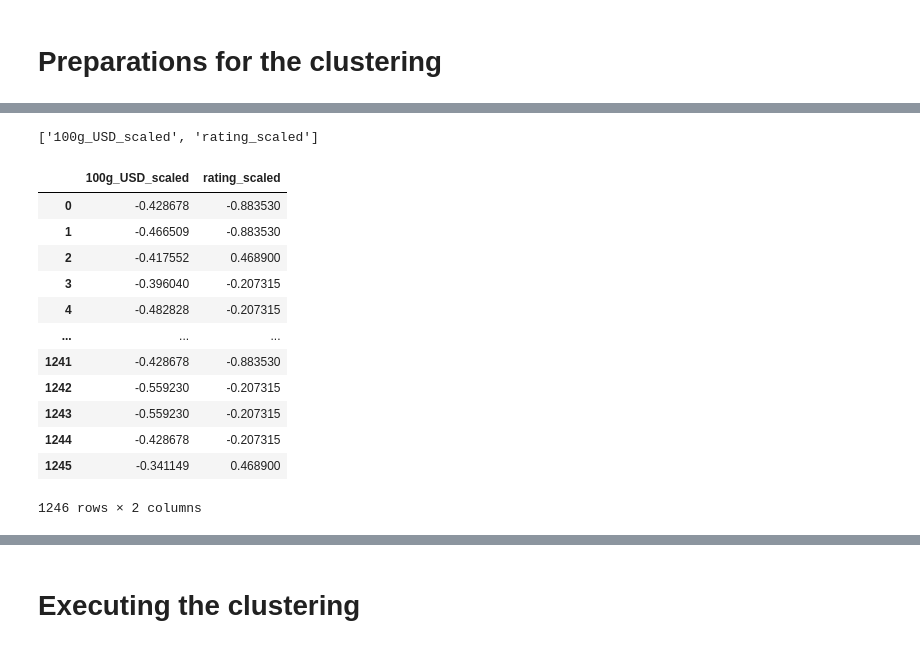
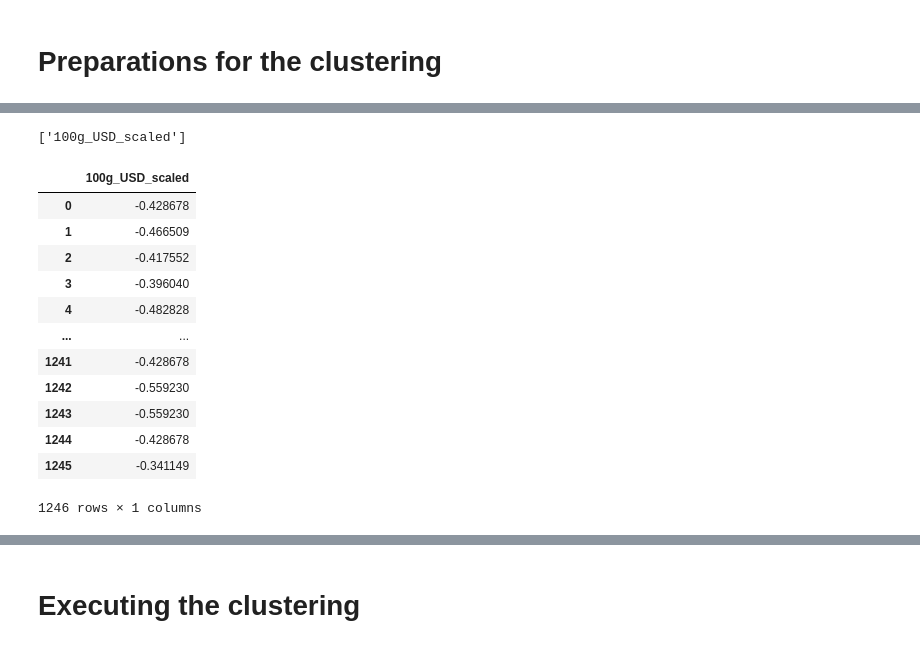
Before and after one commit to DGU94/Final_COFFEE_RECOMMANDER, a Jupyter notebook: 2_EDA/coffee_df_clustering.ipynb, the cells around one changed output, grey strips where cells are left out. Cells and saved outputs as stored; diff of their text form; code cells hidden in the pictures.

```diff
--- a/2_EDA/coffee_df_clustering.ipynb
+++ b/2_EDA/coffee_df_clustering.ipynb
@@ -147,34 +136,36 @@ roast_dummies
 # %%
 # concatenating the "100g_USD" and "rating" columns to prep for scaling
-price_and_rating = coffee_df[["100g_USD", "rating"]]
+price = coffee_df["100g_USD"]
+# %%
+price = price.values.reshape(-1, 1)
 # %%
 # storing the column names
-col_names = ["100g_USD_scaled", "rating_scaled"]
+col_names = ["100g_USD_scaled"]
 # %%
 col_names
 # %% [output]
-['100g_USD_scaled', 'rating_scaled']
+['100g_USD_scaled']
 # %%
 # scaling the "100g_USD" and "rating" columns
 scaler = StandardScaler()
-price_and_rating_scaled = scaler.fit_transform(price_and_rating)
+price_scaled = scaler.fit_transform(price)
 # %%
 # transforming the scaled columns into a Pandas dataframe and reassigning the column names
-price_and_rating_scaled = pd.DataFrame(price_and_rating_scaled, columns=col_names)
-price_and_rating_scaled
+price_scaled = pd.DataFrame(price_scaled, columns=col_names)
+price_scaled
 # %% [output]
-|  | 100g_USD_scaled | rating_scaled |
-| 0 | -0.428678 | -0.883530 |
-| 1 | -0.466509 | -0.883530 |
-| 2 | -0.417552 | 0.468900 |
-| 3 | -0.396040 | -0.207315 |
-| 4 | -0.482828 | -0.207315 |
-| ... | ... | ... |
-| 1241 | -0.428678 | -0.883530 |
-| 1242 | -0.559230 | -0.207315 |
-| 1243 | -0.559230 | -0.207315 |
-| 1244 | -0.428678 | -0.207315 |
-| 1245 | -0.341149 | 0.468900 |
+|  | 100g_USD_scaled |
+| 0 | -0.428678 |
+| 1 | -0.466509 |
+| 2 | -0.417552 |
+| 3 | -0.396040 |
+| 4 | -0.482828 |
+| ... | ... |
+| 1241 | -0.428678 |
+| 1242 | -0.559230 |
+| 1243 | -0.559230 |
+| 1244 | -0.428678 |
+| 1245 | -0.341149 |
-1246 rows × 2 columns
+1246 rows × 1 columns
 # %%
 # concatting everything into coffee features used for the clustering
```
Also changed, not shown: parts of 16 cells of this notebook, 5 other files.
